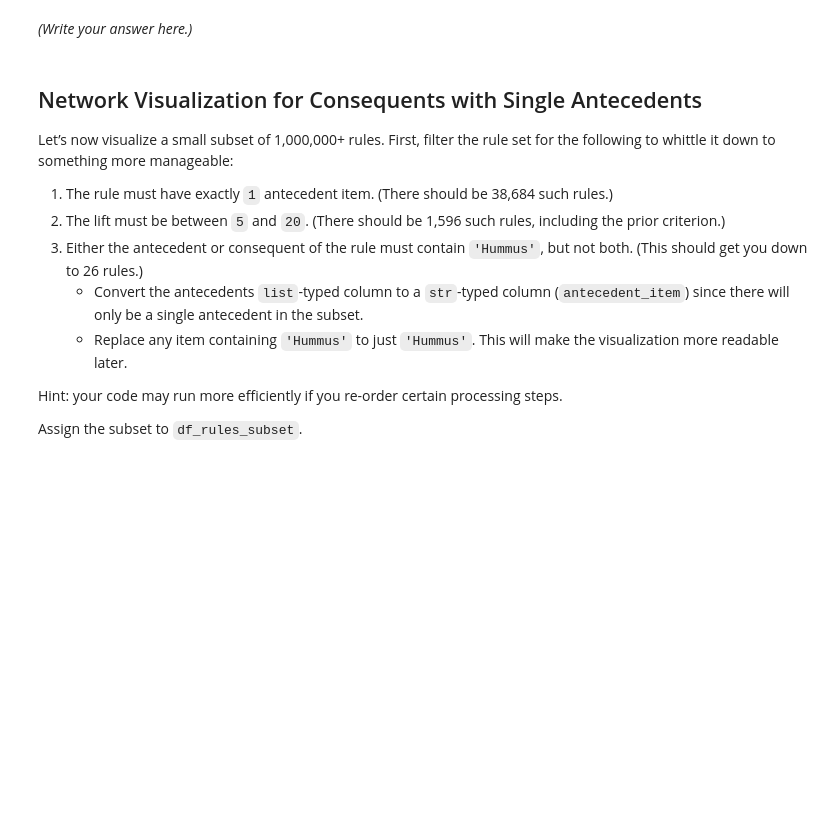
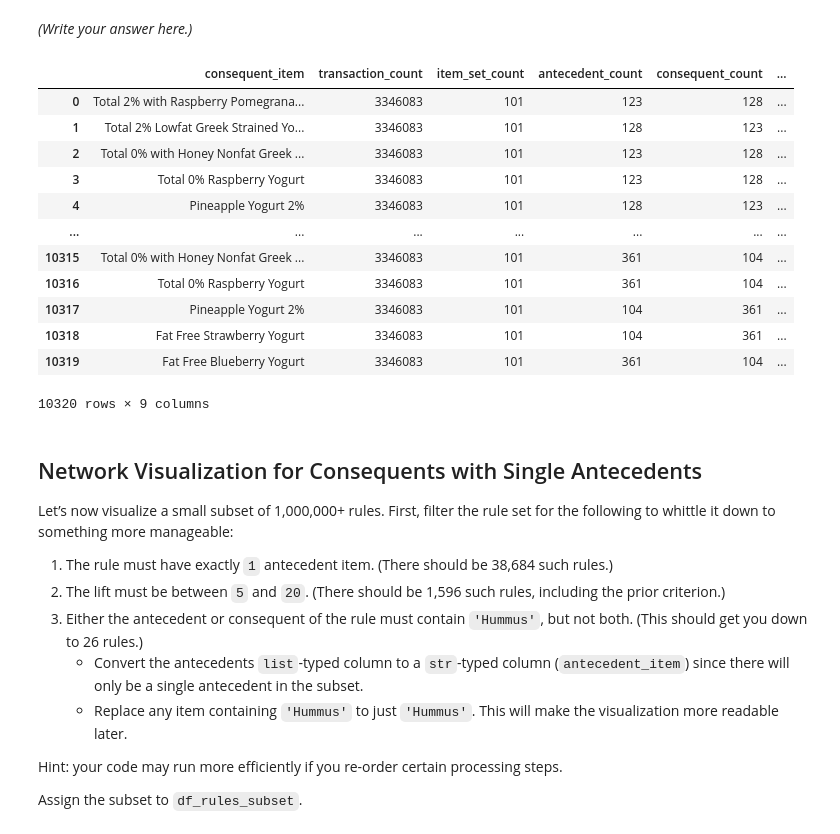
Before and after one commit to drod75/my-fork-DS-fri-1230, a Jupyter notebook: Week-05-Unsupervised-Learning/Exercise-DR.ipynb, the cells around one changed output. Cells and saved outputs as stored; diff of their text form; code cells hidden in the pictures; blank space fills up the shorter version.

```diff
--- a/Week-05-Unsupervised-Learning/Exercise-DR.ipynb
+++ b/Week-05-Unsupervised-Learning/Exercise-DR.ipynb
@@ -82,6 +91,21 @@ The yogurts have got some insane lift (*over 9,000*). Why do you think that migh
 *(Write your answer here.)*
 # %%
 # Query the rule set if you have to to find out more.
+df_rules[df_rules['lift'] > 9000]
+# %% [output]
+|  | consequent_item | transaction_count | item_set_count | antecedent_count | consequent_count | ... |
+| 0 | Total 2% with Raspberry Pomegrana... | 3346083 | 101 | 123 | 128 | ... |
+| 1 | Total 2% Lowfat Greek Strained Yo... | 3346083 | 101 | 128 | 123 | ... |
+| 2 | Total 0% with Honey Nonfat Greek ... | 3346083 | 101 | 123 | 128 | ... |
+| 3 | Total 0% Raspberry Yogurt | 3346083 | 101 | 123 | 128 | ... |
+| 4 | Pineapple Yogurt 2% | 3346083 | 101 | 128 | 123 | ... |
+| ... | ... | ... | ... | ... | ... | ... |
+| 10315 | Total 0% with Honey Nonfat Greek ... | 3346083 | 101 | 361 | 104 | ... |
+| 10316 | Total 0% Raspberry Yogurt | 3346083 | 101 | 361 | 104 | ... |
+| 10317 | Pineapple Yogurt 2% | 3346083 | 101 | 104 | 361 | ... |
+| 10318 | Fat Free Strawberry Yogurt | 3346083 | 101 | 104 | 361 | ... |
+| 10319 | Fat Free Blueberry Yogurt | 3346083 | 101 | 361 | 104 | ... |
+10320 rows × 9 columns
 # %% [markdown]
 ## Network Visualization for Consequents with Single Antecedents
 
```
Also changed, not shown: parts of 9 cells of this notebook.
